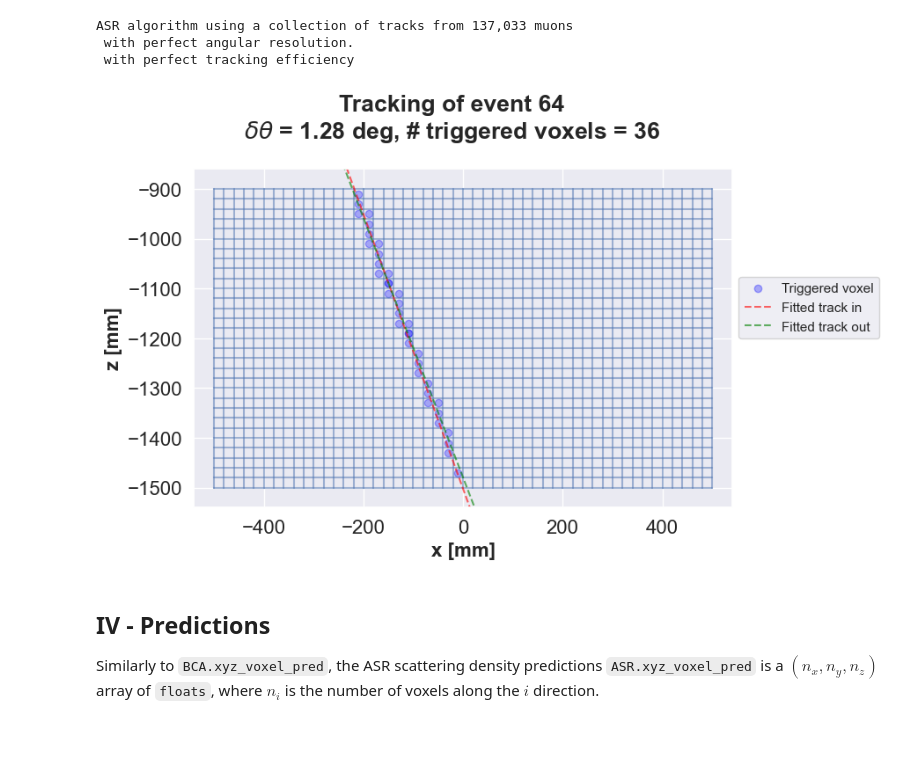
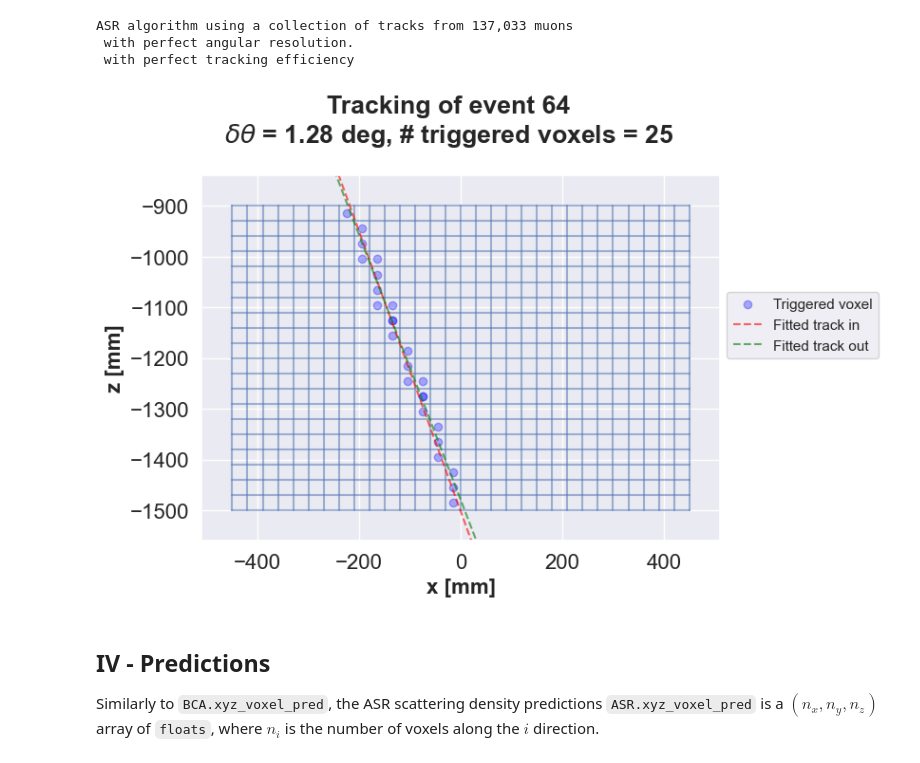
Before and after one commit to zahraadaher/muograph, a Jupyter notebook: tutorials/06_Angle_statistical_reconstruction.ipynb, the cells around one changed output. Cells and saved outputs as stored; diff of their text form; code cells hidden in the pictures; blank space fills up the shorter version.

```diff
--- a/tutorials/06_Angle_statistical_reconstruction.ipynb
+++ b/tutorials/06_Angle_statistical_reconstruction.ipynb
@@ -87,8 +70,8 @@ mst = TrackingMST(trackings=(tracks_in, tracks_out))
 from muograph.volume.volume import Volume
 voi = Volume(
     position = (0, 0, -1200), # The position of the Volume of interest.
-    dimension = (1000, 600, 600), # The dimensions of the Volume of interest.
-    voxel_width = 20) # The voxel size.
+    dimension = (900, 600, 600), # The dimensions of the Volume of interest.
+    voxel_width = 30) # The voxel size.
 # %%
 output_dir = "../output_test/"
 
@@ -207,10 +192,11 @@ ASR algorithm using a collection of tracks from 137,033 muons
 # %%
 asr.plot_asr_event(
     event = event, # The event to plot
     proj="XZ",  # The projection (either XZ or YZ)
+    figname= output_dir + "asr_event_display"
     )
 # %% [output]
-[figure, old version]
+[figure, new version]
 # %% [markdown]
 ## **IV - Predictions**
 
```
Also changed, not shown: parts of 18 cells of this notebook.
